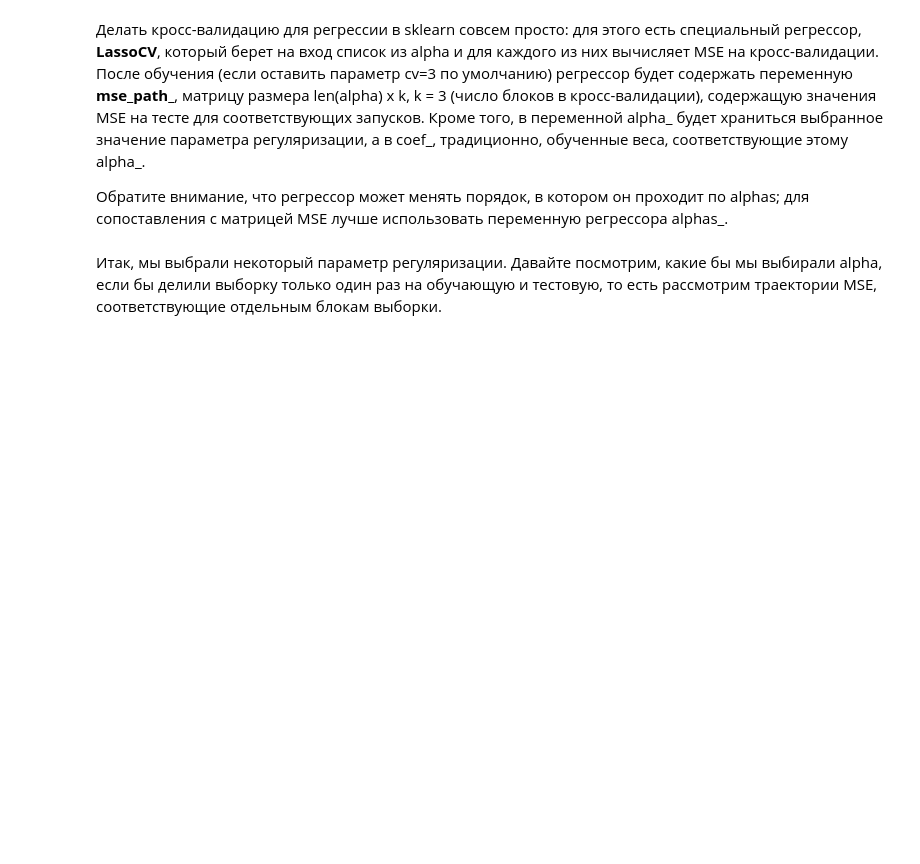
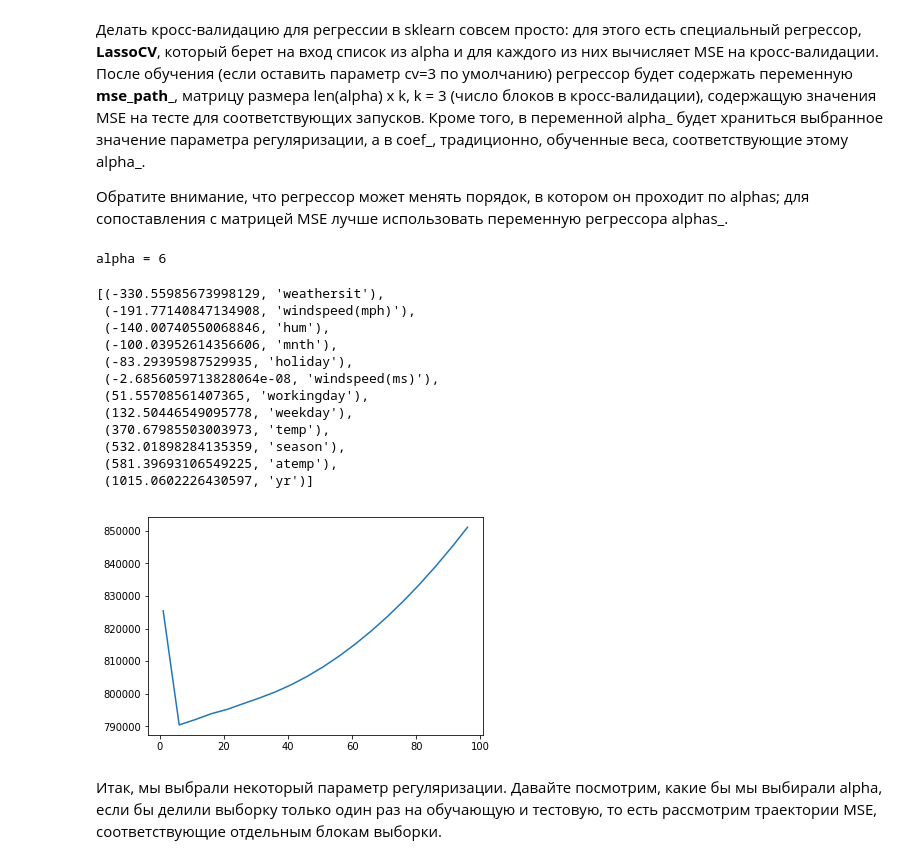
Before and after one commit to adrianoff/ml_coursera, a Jupyter notebook: curs2/week2/OverfittingTask.ipynb, the cells around one changed output. Cells and saved outputs as stored; diff of their text form; code cells hidden in the pictures; blank space fills up the shorter version.

```diff
--- a/curs2/week2/OverfittingTask.ipynb
+++ b/curs2/week2/OverfittingTask.ipynb
@@ -141,6 +141,9 @@ y = df_shuffled["cnt"]
 # %%
 from sklearn.linear_model import LinearRegression
 # %%
+clf = LinearRegression()
+clf.fit(X, y)
+zip(clf.coef_, df.columns)
 # Код 2.1 (1 балл)
 # Создайте объект линейного регрессора, обучите его на всех данных и выведите веса модели
 # (веса хранятся в переменной coef_ класса регрессора).
@@ -165,3 +181,6 @@ from sklearn.linear_model import Lasso, Ridge
 # %%
 # Код 2.2 (0.5 балла)
 # Обучите линейную модель с L1-регуляризацией и выведите веса
+clf = Lasso()
+clf.fit(X, y)
+zip(clf.coef_, df.columns)
@@ -168,3 +200,6 @@ from sklearn.linear_model import Lasso, Ridge
 # %%
 # Код 2.3 (0.5 балла)
 # Обучите линейную модель с L2-регуляризацией и выведите веса
+clf = Ridge()
+clf.fit(X, y)
+zip(clf.coef_, df.columns)
@@ -229,9 +285,34 @@ from sklearn.linear_model import LassoCV
 # %%
 # Код 3.2 (1 балл)
 # Обучите регрессор LassoCV на всех параметрах регуляризации из alpha
 # Постройте график _усредненного_ по строкам MSE в зависимости от alpha.
 # Выведите выбранное alpha, а также пары "признак-коэффициент" для обученного вектора коэффициентов
+
+#alphas = np.arange(1, 100, 5)
+#for i, alpha in enumerate(alphas):
+#    coefs_lasso_cv[i] = LassoCV(alpha=alpha).fit(X, y).mse_path_
+
 alphas = np.arange(1, 100, 5)
+clf = LassoCV(alphas=alphas).fit(X, y)
+print('alpha = %s' % clf.alpha_)
+plt.plot(clf.alphas_, np.mean(clf.mse_path_, axis=1))
+# plt.plot(clf.alphas_, clf.mse_path_)
+sorted(zip(clf.coef_, df.columns))
+# %% [output]
+alpha = 6
+[(-330.55985673998129, 'weathersit'),
+ (-191.77140847134908, 'windspeed(mph)'),
+ (-140.00740550068846, 'hum'),
+ (-100.03952614356606, 'mnth'),
+ (-83.29395987529935, 'holiday'),
+ (-2.6856059713828064e-08, 'windspeed(ms)'),
+ (51.55708561407365, 'workingday'),
+ (132.50446549095778, 'weekday'),
+ (370.67985503003973, 'temp'),
+ (532.01898284135359, 'season'),
+ (581.39693106549225, 'atemp'),
+ (1015.0602226430597, 'yr')]
+[figure, added]
 # %% [markdown]
 Итак, мы выбрали некоторый параметр регуляризации. Давайте посмотрим, какие бы мы выбирали alpha, если бы делили выборку только один раз на обучающую и тестовую, то есть рассмотрим траектории MSE, соответствующие отдельным блокам выборки.
 # %%
```
Also changed, not shown: parts of 7 cells of this notebook.
